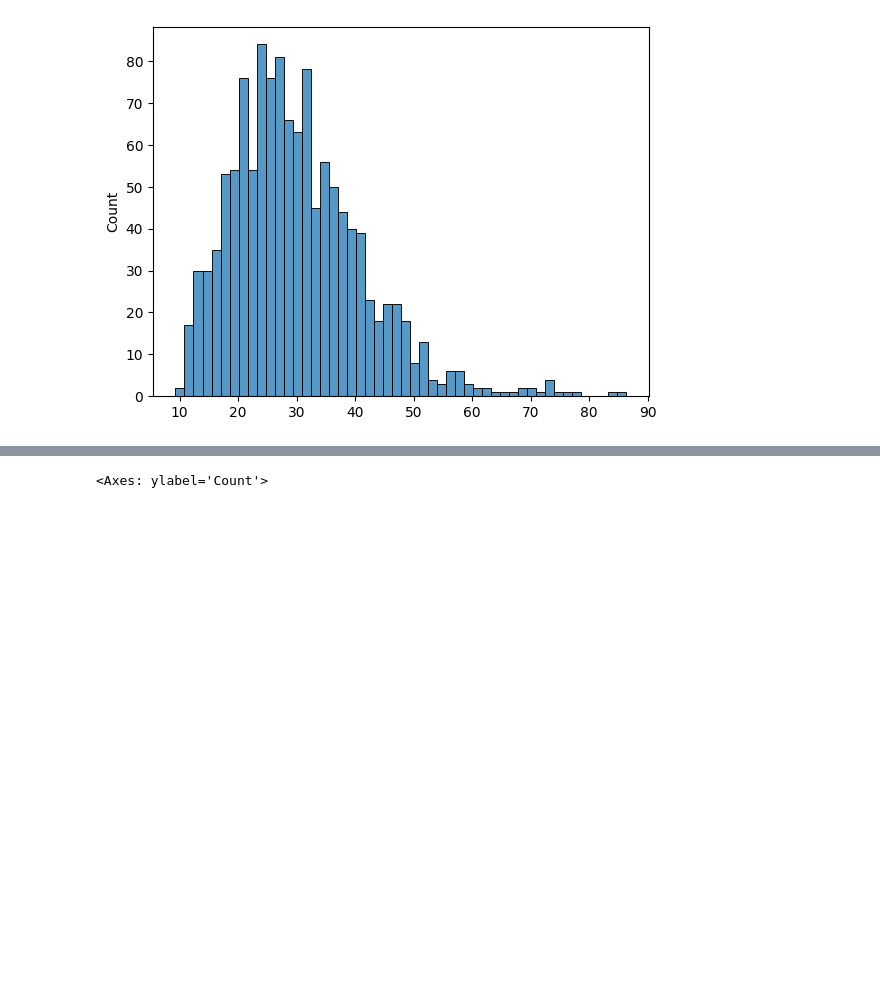
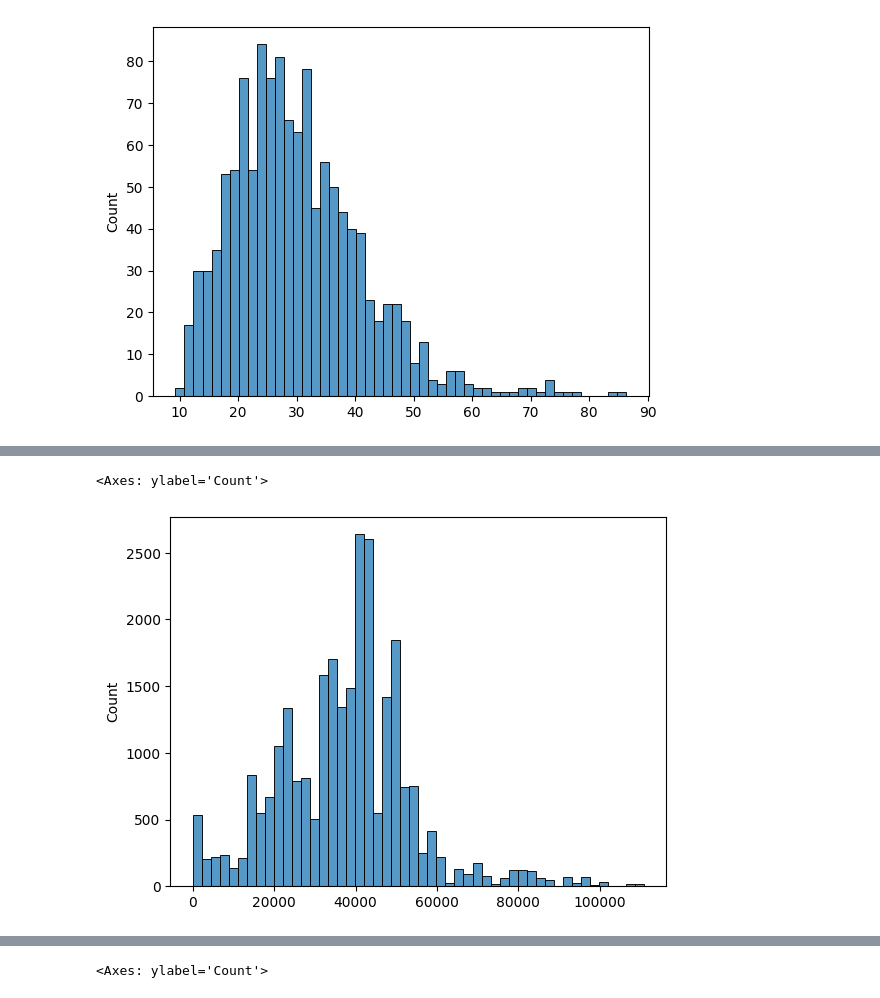
Before and after one commit to sopchi/Tapestri_CNA, a Jupyter notebook: exploratory_AML.ipynb, the cells around one changed output, grey strips where cells are left out. Cells and saved outputs as stored; diff of their text form; code cells hidden in the pictures; blank space fills up the shorter version.

```diff
--- a/exploratory_AML.ipynb
+++ b/exploratory_AML.ipynb
@@ -93,2 +102,8 @@ sns.histplot(cell_mean_read_count, bins=50)
+# %%
+# coverage per variant
+sns.histplot(covs.sum(axis=0),bins=50)
+# %% [output]
+<Axes: ylabel='Count'>
+[figure, added]
 # %%
 sns.pointplot(data = read_counts.to_numpy(), errorbar='sd')
```
Also changed, not shown: parts of 45 cells of this notebook.
